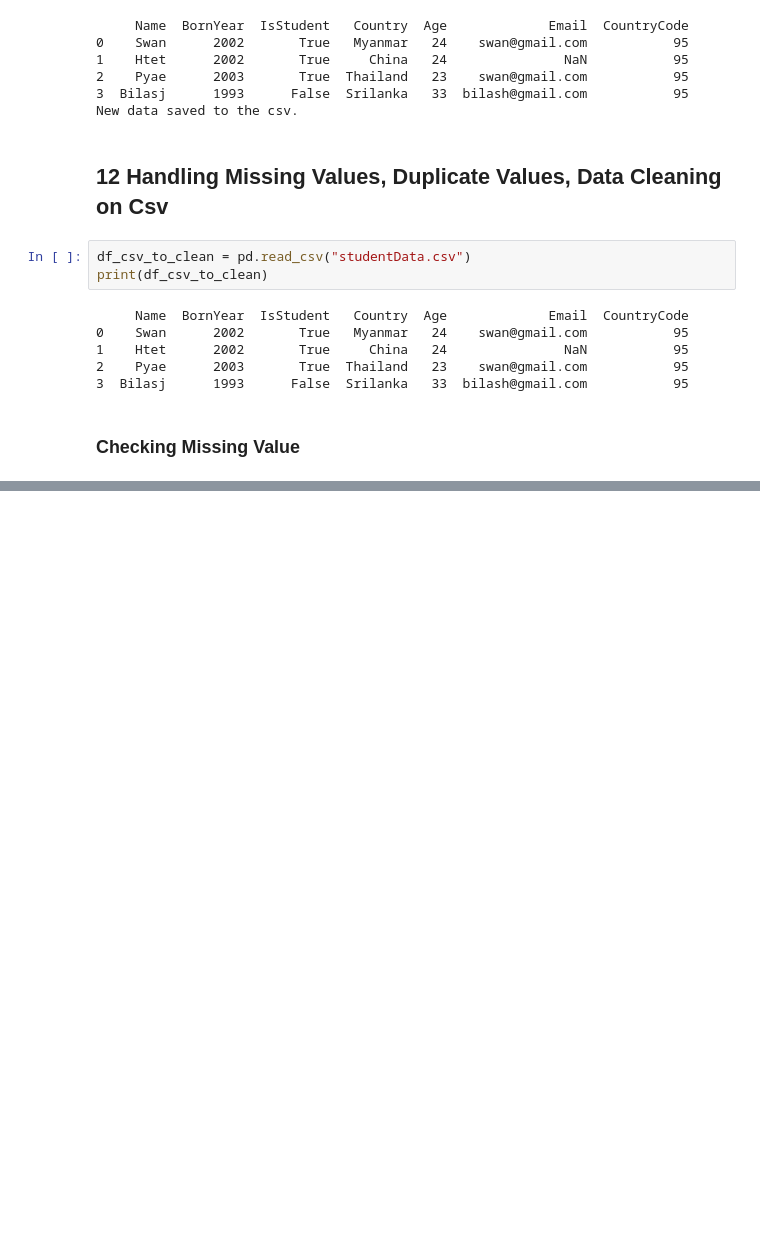
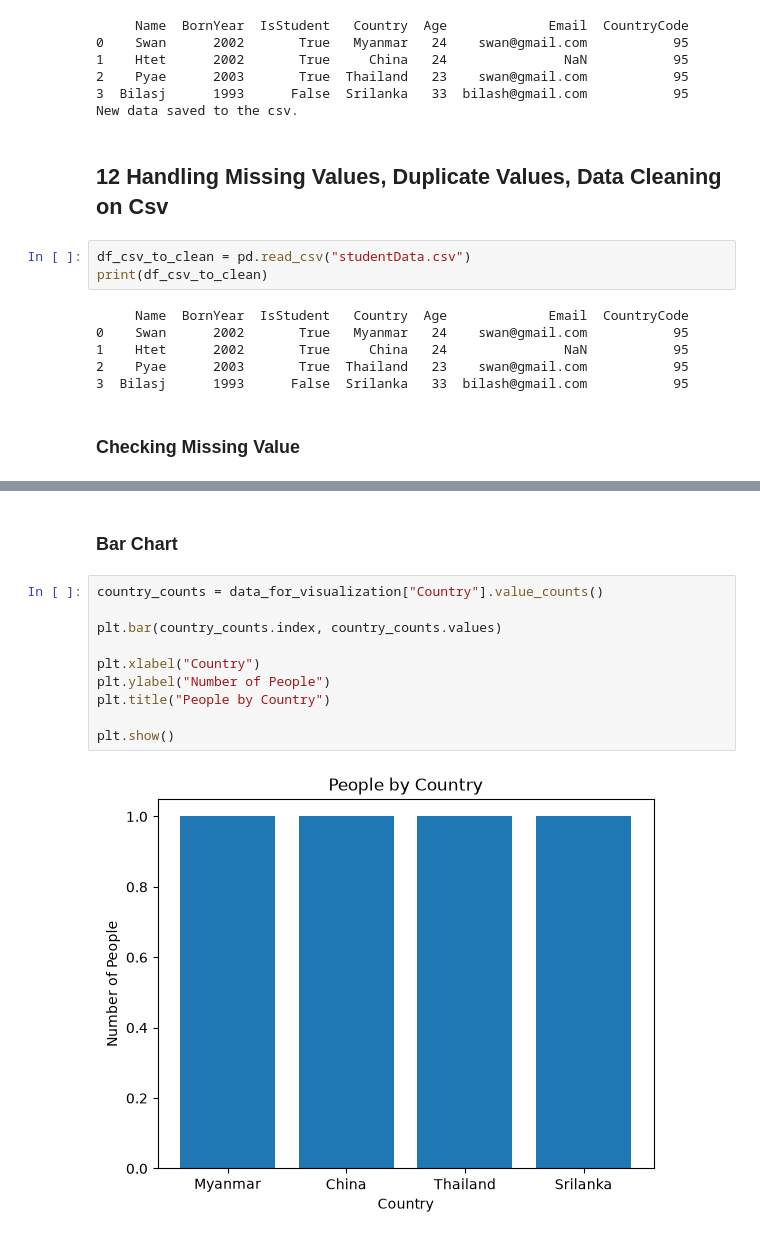
Before and after one commit to CoodeNoob/MSC_sem1_lab, a Jupyter notebook: cycle_1/10_14_Lab.ipynb, the cells around one changed output, grey strips where cells are left out. Drawn from its saved outputs; the diff is of its cells as text; blank space fills up the shorter version.

```diff
--- a/cycle_1/10_14_Lab.ipynb
+++ b/cycle_1/10_14_Lab.ipynb
@@ -170,0 +224,14 @@ print(df_csv_to_clean)
+# %% [markdown]
+### Bar Chart
+# %%
+country_counts = data_for_visualization["Country"].value_counts()
+
+plt.bar(country_counts.index, country_counts.values)
+
+plt.xlabel("Country")
+plt.ylabel("Number of People")
+plt.title("People by Country")
+
+plt.show()
+# %% [output]
+[figure, added]
```
Also changed, not shown: parts of 15 cells of this notebook, 2 other files.
